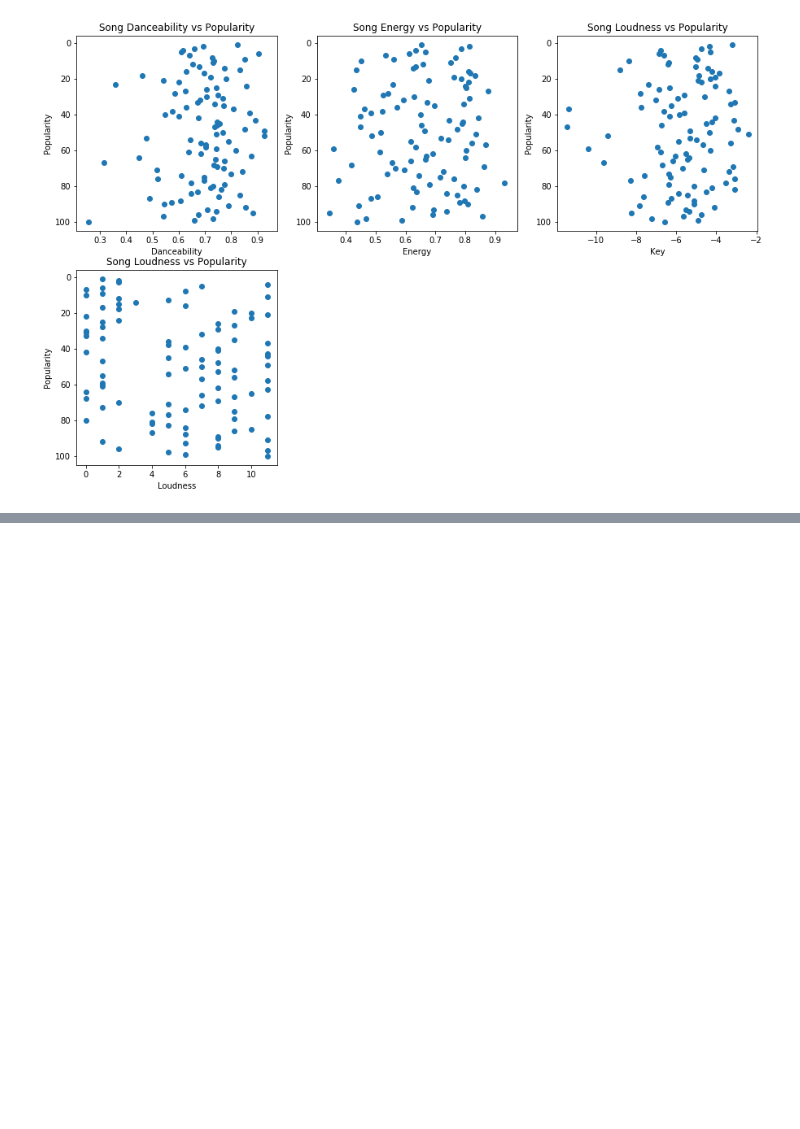
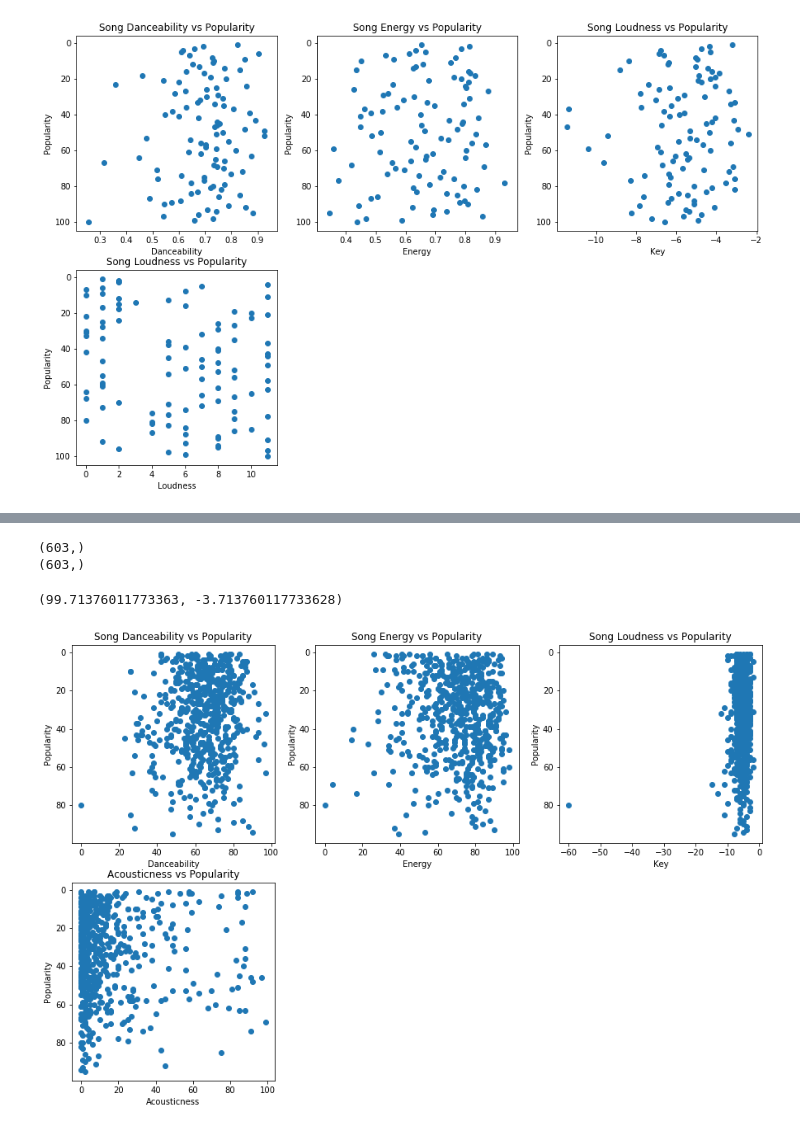
Before and after one commit to Turgerel/CSCI-4930-, a Jupyter notebook: EDA.ipynb, the cells around one changed output, grey strips where cells are left out. Drawn from its saved outputs; the diff is of its cells as text; code cells hidden in the pictures; blank space fills up the shorter version.

```diff
--- a/EDA.ipynb
+++ b/EDA.ipynb
@@ -91,3 +91,6 @@ ax4.set_ylim(ax4.get_ylim()[::-1])
 # %% [output]
 (104.96376011773361, -3.963760117733628)
 [figure]
+# %%
+dataset_big = pd.read_csv('./data/top10s2010-2019_rankadded_utf8.csv', delimiter=',')
+dataset_big.describe()
@@ -93,0 +107,34 @@ ax4.set_ylim(ax4.get_ylim()[::-1])
+# %%
+fig2 = plt.figure(figsize=(15, 15))
+ax1 = fig2.add_subplot(331)
+ax1.set_xlabel("Danceability")
+ax1.set_ylabel("Popularity")
+ax1.set_title("Song Danceability vs Popularity")
+ax1.scatter(dataset_big.dnce, dataset_big.popularity)
+ax1.set_ylim(ax1.get_ylim()[::-1])
+
+ax2 = fig2.add_subplot(332)
+ax2.set_xlabel("Energy")
+ax2.set_ylabel("Popularity")
+ax2.set_title("Song Energy vs Popularity")
+ax2.scatter(dataset_big.nrgy, dataset_big.popularity)
+ax2.set_ylim(ax2.get_ylim()[::-1])
+
+ax3 = fig2.add_subplot(333)
+ax3.set_xlabel("Key")
+ax3.set_ylabel("Popularity")
+ax3.set_title("Song Loudness vs Popularity")
+ax3.scatter(dataset_big.dB, dataset_big.popularity)
+ax3.set_ylim(ax3.get_ylim()[::-1])
+
+ax4 = fig2.add_subplot(334)
+ax4.set_xlabel("Acousticness")
+ax4.set_ylabel("Popularity")
+ax4.set_title("Acousticness vs Popularity")
+ax4.scatter(dataset_big.acous, dataset_big.popularity)
+ax4.set_ylim(ax4.get_ylim()[::-1])
+# %% [output]
+(603,)
+(603,)
+(99.71376011773363, -3.713760117733628)
+[figure, added]
```
Also changed, not shown: parts of 2 cells of this notebook, 1 other file.
